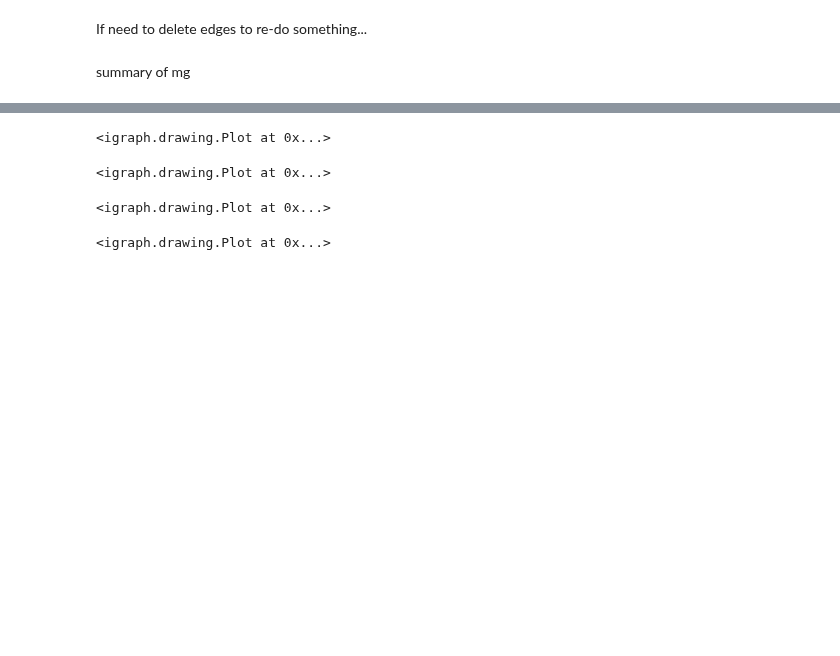
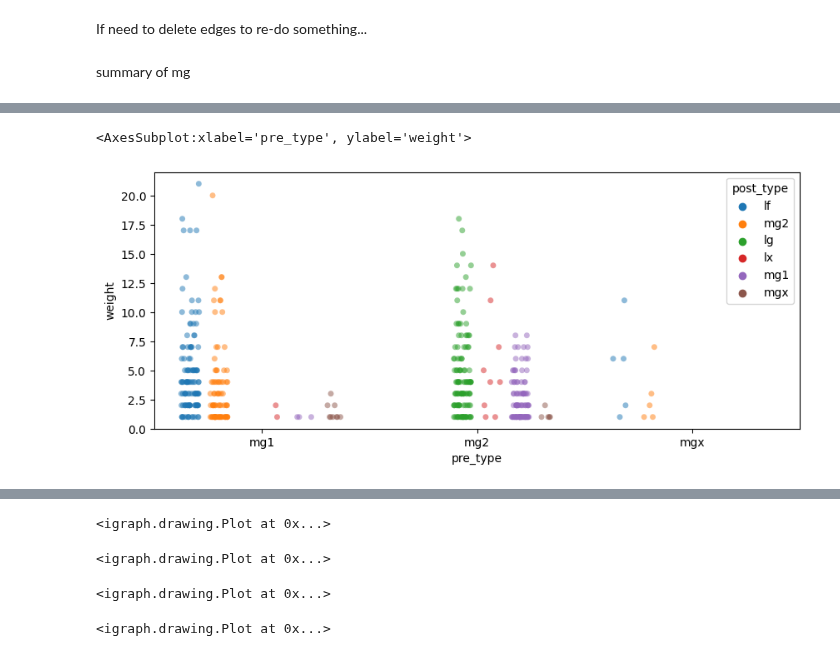
Before and after one commit to neurologic/eCREST, a Jupyter notebook: Analysis.ipynb, the cells around one changed output, grey strips where cells are left out. Saved outputs shown, nothing was run; the diff lists cells and outputs as text; code cells hidden in the pictures; blank space fills up the shorter version.

```diff
--- a/Analysis.ipynb
+++ b/Analysis.ipynb
@@ -339,0 +344,8 @@ df_edges['weight'].hist()
+# %%
+# df_edges['weight'].hist(bins=20)
+plt.figure(figsize=(10,4))
+sns.stripplot(df_edges,x='pre_type',y='weight',hue='post_type',dodge=True, jitter=0.25,alpha = 0.5)#,split=True)
+# sns.displot(df_edges,x='weight',hue='pre_type',multiple='dodge')
+# %% [output]
+<AxesSubplot:xlabel='pre_type', ylabel='weight'>
+[figure, added]
```
Also changed, not shown: parts of 22 cells of this notebook, 3 other files.
